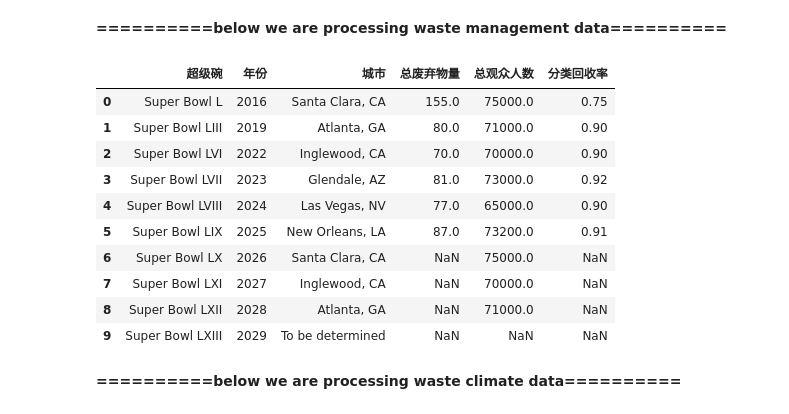
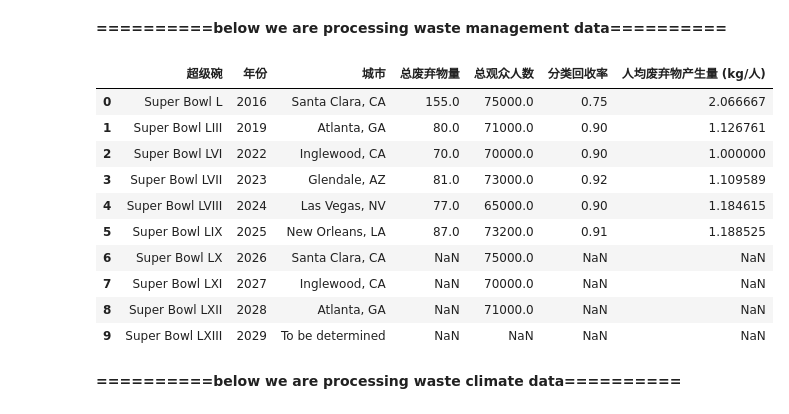
Before and after one commit to maop0/Super-Bowl-Mathematical-Modelling, a Jupyter notebook: Superbowl_vs_environment.ipynb, the cells around one changed output. Cells and saved outputs as stored; diff of their text form; code cells hidden in the pictures.

```diff
--- a/Superbowl_vs_environment.ipynb
+++ b/Superbowl_vs_environment.ipynb
@@ -379,23 +338,23 @@ emission_data
 # %%
 #process waste management data
 waste_management_data['总废弃物量'] = pd.DataFrame(map(lambda x: float(remove_unit(x, "t")) if type(x) == str else x, waste_management_data['总废弃物量']))
 waste_management_data['总观众人数'] = pd.DataFrame(map(float, waste_management_data['总观众人数']))
 waste_management_data['分类回收率'] = pd.DataFrame(map(lambda x: float(remove_unit(x, "%"))/100 if type(x) == str else x, waste_management_data['分类回收率']))
-
+waste_management_data['人均废弃物产生量 (kg/人)'] = waste_management_data['总废弃物量']*1000 / waste_management_data['总观众人数']
 
 waste_management_data
 # %% [output]
-|  | 超级碗 | 年份 | 城市 | 总废弃物量 | 总观众人数 | 分类回收率 |
-| 0 | Super Bowl L | 2016 | Santa Clara, CA | 155.0 | 75000.0 | 0.75 |
-| 1 | Super Bowl LIII | 2019 | Atlanta, GA | 80.0 | 71000.0 | 0.90 |
-| 2 | Super Bowl LVI | 2022 | Inglewood, CA | 70.0 | 70000.0 | 0.90 |
-| 3 | Super Bowl LVII | 2023 | Glendale, AZ | 81.0 | 73000.0 | 0.92 |
-| 4 | Super Bowl LVIII | 2024 | Las Vegas, NV | 77.0 | 65000.0 | 0.90 |
-| 5 | Super Bowl LIX | 2025 | New Orleans, LA | 87.0 | 73200.0 | 0.91 |
-| 6 | Super Bowl LX | 2026 | Santa Clara, CA | NaN | 75000.0 | NaN |
-| 7 | Super Bowl LXI | 2027 | Inglewood, CA | NaN | 70000.0 | NaN |
-| 8 | Super Bowl LXII | 2028 | Atlanta, GA | NaN | 71000.0 | NaN |
-| 9 | Super Bowl LXIII | 2029 | To be determined | NaN | NaN | NaN |
+|  | 超级碗 | 年份 | 城市 | 总废弃物量 | 总观众人数 | 分类回收率 | 人均废弃物产生量 (kg/人) |
+| 0 | Super Bowl L | 2016 | Santa Clara, CA | 155.0 | 75000.0 | 0.75 | 2.066667 |
+| 1 | Super Bowl LIII | 2019 | Atlanta, GA | 80.0 | 71000.0 | 0.90 | 1.126761 |
+| 2 | Super Bowl LVI | 2022 | Inglewood, CA | 70.0 | 70000.0 | 0.90 | 1.000000 |
+| 3 | Super Bowl LVII | 2023 | Glendale, AZ | 81.0 | 73000.0 | 0.92 | 1.109589 |
+| 4 | Super Bowl LVIII | 2024 | Las Vegas, NV | 77.0 | 65000.0 | 0.90 | 1.184615 |
+| 5 | Super Bowl LIX | 2025 | New Orleans, LA | 87.0 | 73200.0 | 0.91 | 1.188525 |
+| 6 | Super Bowl LX | 2026 | Santa Clara, CA | NaN | 75000.0 | NaN | NaN |
+| 7 | Super Bowl LXI | 2027 | Inglewood, CA | NaN | 70000.0 | NaN | NaN |
+| 8 | Super Bowl LXII | 2028 | Atlanta, GA | NaN | 71000.0 | NaN | NaN |
+| 9 | Super Bowl LXIII | 2029 | To be determined | NaN | NaN | NaN | NaN |
 # %% [markdown]
 **==========below we are processing waste climate data==========**
 # %%
```
Also changed, not shown: parts of 5 cells of this notebook.
